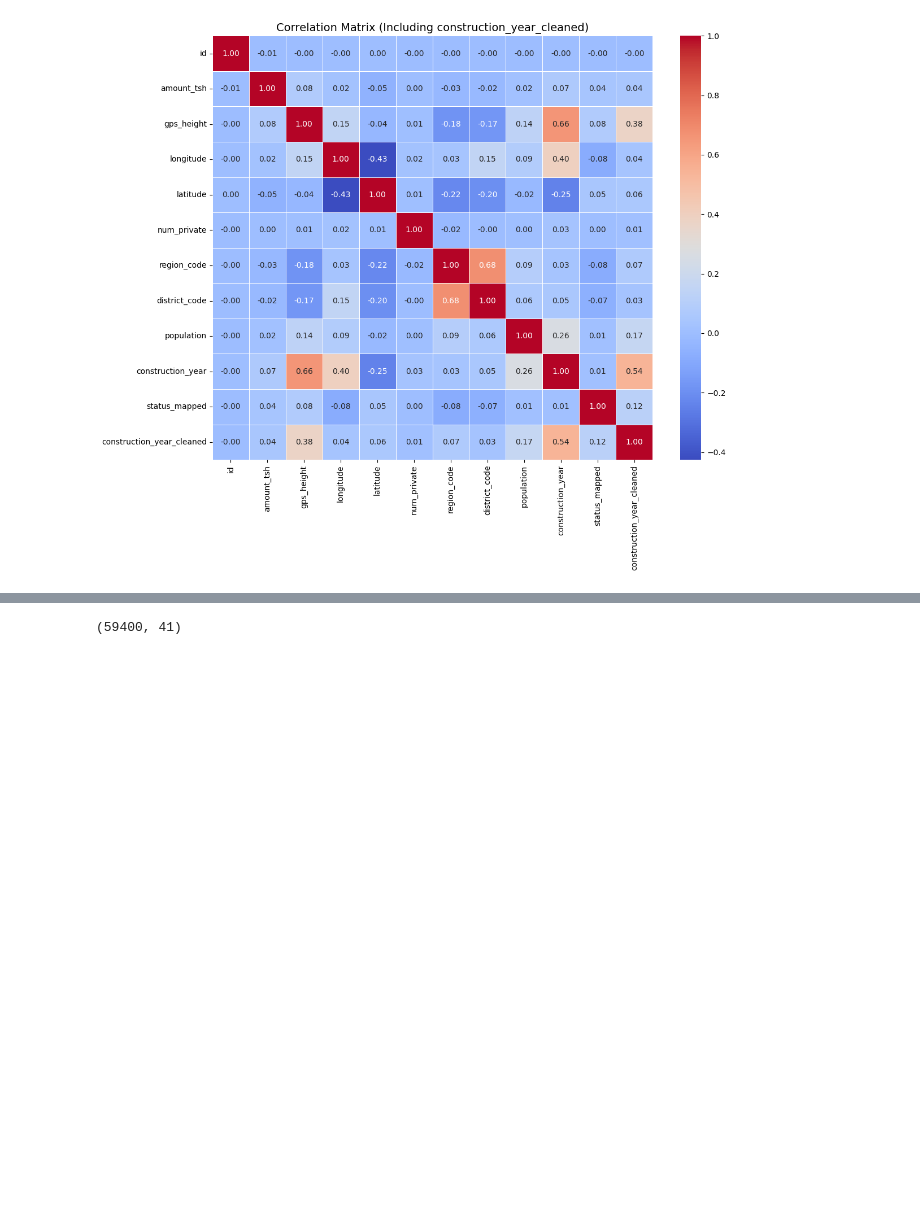
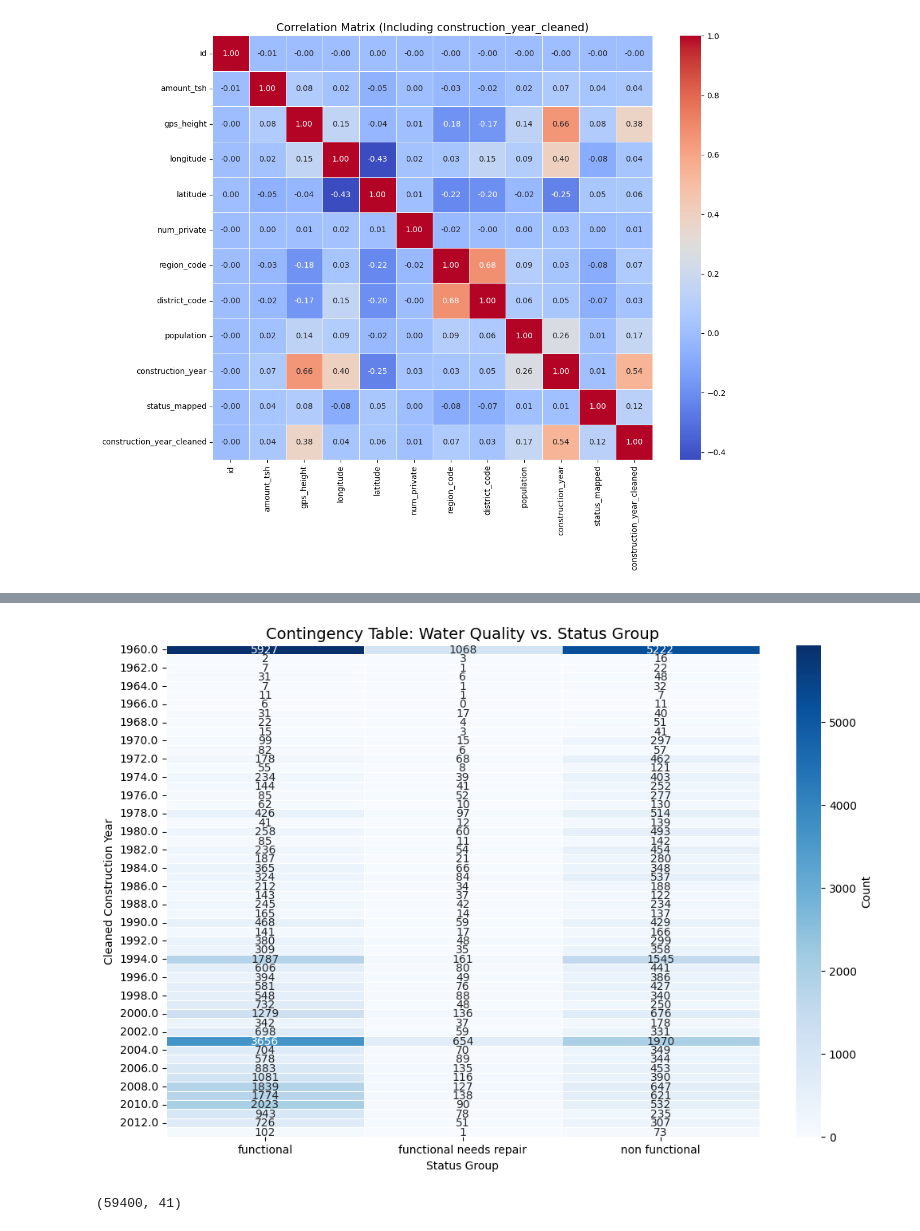
Before and after one commit to fsmariam/HydroLogic, a Jupyter notebook: notebooks/feature_analysis_zubi.ipynb, the cells around one changed output, grey strips where cells are left out. Cells and saved outputs as stored; diff of their text form; code cells hidden in the pictures; blank space fills up the shorter version.

Commit message:
Updated to show contingency map - cleaned construction year

```diff
--- a/notebooks/feature_analysis_zubi.ipynb
+++ b/notebooks/feature_analysis_zubi.ipynb
@@ -291,0 +307,22 @@ plt.show()
+# %%
+# Create a contingency table
+contingency_table = pd.crosstab(df_train['construction_year_cleaned'], df_train['status_group'])
+
+print("Contingency Table:")
+print(contingency_table)
+
+# Perform the Chi-Square test
+chi2, p, dof, expected = chi2_contingency(contingency_table)
+
+# Display the Chi-Square test results
+print("\nChi-Square Test Results:")
+print(f"Chi2 Statistic: {chi2}")
+print(f"P-Value: {p}")
+print(f"Degrees of Freedom: {dof}")
+print(f"Expected Frequency Table:\n{expected}")
+
+# Interpretation of the p-value
+if p < 0.05:
+    print("\nThere is a significant relationship between cleaned construction year and status group.")
+else:
+    print("\nThere is no significant relationship between cleaned construction year and status group.")
@@ -292,3 +347,17 @@ plt.show()
+# %%
+# Create a heatmap to visualize the contingency table
+plt.figure(figsize=(12, 8))
+sns.heatmap(contingency_table, annot=True, cmap='Blues', fmt='d', linewidths=0.5, cbar_kws={'label': 'Count'})
+
+# Add title and labels
+plt.title('Contingency Table: Water Quality vs. Status Group', fontsize=14)
+plt.xlabel('Status Group')
+plt.ylabel('Cleaned Construction Year')
+
+# Display the plot
+plt.show()
+# %% [output]
+[figure, added]
 # %%
 # Remove decided categorical columns
 
```
Also changed, not shown: parts of 3 cells of this notebook.
